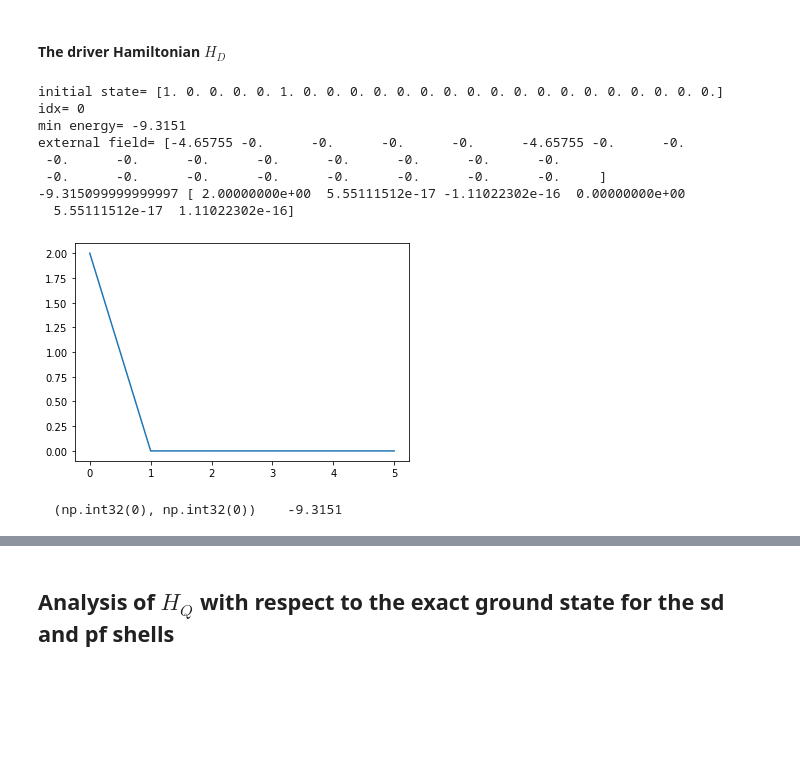
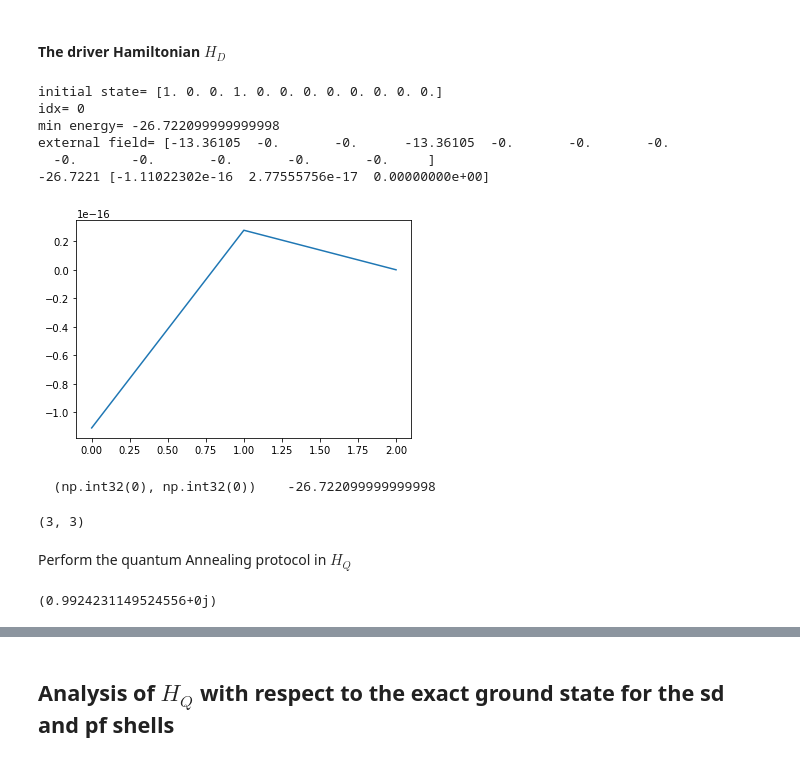
Before and after one commit to emacosta95/2nd_qa4nsm, a Jupyter notebook: AnalysisQHQ.ipynb, the cells around one changed output, grey strips where cells are left out. Cells and saved outputs as stored; diff of their text form; code cells hidden in the pictures; blank space fills up the shorter version.

```diff
--- a/AnalysisQHQ.ipynb
+++ b/AnalysisQHQ.ipynb
@@ -20,7 +20,7 @@ from scipy.sparse import lil_matrix
 from cupyx.scipy.sparse import csr_matrix as cp_csr_matrix
 from cupyx.scipy.sparse.linalg import eigsh as eigsh_cp
 
-file_name='data/usdb.nat'
+file_name='data/cki'
 
 SPS=SingleParticleState(file_name=file_name)
 
@@ -36,9 +36,10 @@ size_b=SPS.energies.shape[0]//2
 
 title=r'$^{18}$O'
 # %%
+binding_energy=-28.29
 # Compute the J^2 value
 #J2Class=J2operator(size_a=size_a,size_b=size_b,nparticles_a=nparticles_a,nparticles_b=nparticles_b,single_particle_states=SPS.state_encoding,j_square_filename=file_name+'_j2',symmetries=[SPS.total_M_zero])
-
+from scipy.sparse import identity
 #Quadrupole Operator
 energy_errors=[]
 fidelities=[]
@@ -58,8 +59,12 @@ for idx,npart in enumerate(nparts):
         NSMHamiltonian.twobody_operator=scipy.sparse.load_npz(f'data/nuclear_twobody_matrix/usdb_{nparticles_a}_{nparticles_b}.npz')
     NSMHamiltonian.get_hamiltonian()
 
-    gpu_hamiltonian=cp_csr_matrix(NSMHamiltonian.hamiltonian)
-    egs,psi0=eigsh_cp(gpu_hamiltonian,k=1,which='SA')
+
+    shifted_hamiltonian=NSMHamiltonian.hamiltonian+binding_energy*identity(n=NSMHamiltonian.hamiltonian.shape[0])
+
+
+    egs,psi0=eigsh(shifted_hamiltonian,k=1,which='SA')
+
 
     print(egs)
     QPC=QuasiParticlesConverterOnlynnpp()
@@ -70,15 +75,14 @@ for idx,npart in enumerate(nparts):
     #just for the basis
     QPC.get_the_basis_matrix_transformation(basis=NSMHamiltonian.basis)
 
-    hamiltonian_qq=QPC.particles2quasiparticles @ NSMHamiltonian.hamiltonian @ QPC.particles2quasiparticles.T
+    hamiltonian_qq=QPC.particles2quasiparticles @ shifted_hamiltonian @ QPC.particles2quasiparticles.T
 
-    gpu_hamiltonian_qq=cp_csr_matrix(hamiltonian_qq)
-    egs_qq,psi_q=eigsh_cp(gpu_hamiltonian_qq,k=1,which='SA')
+    egs_qq,psi_q=eigsh(hamiltonian_qq,k=1,which='SA')
 
-    psi_q=QPC.particles2quasiparticles.T @ psi_q[:,0].get()
-    delta=np.abs((egs_qq[0].get()-egs[0].get())/egs[0].get())
+    psi_q=QPC.particles2quasiparticles.T @ psi_q[:,0]
+    delta=np.abs((egs_qq[0]-egs[0])/egs[0])
     energy_errors.append(delta)
 
-    fidelity=(psi_q[:].dot(psi0[:,0].get())).conjugate()*(psi_q[:].dot(psi0[:,0].get()))
+    fidelity=(psi_q[:].dot(psi0[:,0])).conjugate()*(psi_q[:].dot(psi0[:,0]))
     fidelities.append(1-fidelity.item())
 # %% [output]
@@ -128,42 +133,67 @@ InitialHamiltonian=FermiHubbardHamiltonian(size_a=size_a,size_b=size_b,nparticle
 kinetic_term:Dict={}
 adj_matrix=np.zeros((size_a+size_b,size_a+size_b))
 idx=InitialHamiltonian._get_index(element=min_b)
 print('idx=',idx)
 psi_configuration=np.zeros(NSMHamiltonian.hamiltonian.shape[0])
 psi_configuration[idx]=1
-min=psi_configuration.transpose().dot(NSMHamiltonian.hamiltonian.dot(psi_configuration))
+min=psi_configuration.transpose().dot(shifted_hamiltonian.dot(psi_configuration))
 external_field=np.zeros(size_a+size_b)
 external_field=-1*(np.abs(min)/(nparticles_a+nparticles_b))*min_b
 print('min energy=',min)
 InitialHamiltonian.get_external_potential(external_field)
 InitialHamiltonian.get_hamiltonian()
 
 print('external field=',external_field)
 
 e0,psis=InitialHamiltonian.get_spectrum(n_states=1)
 psi_configuration=psis[:,0]
 
 initialhamiltonianQQ=QPC.particles2quasiparticles @ InitialHamiltonian.hamiltonian @ QPC.particles2quasiparticles.T
 
 values,psis=eigsh(initialhamiltonianQQ,k=1)
 
 psi_configuration_qq=QPC.particles2quasiparticles.dot(psi_configuration)
 
 print(values[0],((psis[:,0]-psi_configuration_qq)))
 plt.plot(psis[:,0]-psi_configuration_qq)
 plt.show()
 
 print(initialhamiltonianQQ)
 # %% [output]
-initial state= [1. 0. 0. 0. 0. 1. 0. 0. 0. 0. 0. 0. 0. 0. 0. 0. 0. 0. 0. 0. 0. 0. 0. 0.]
+initial state= [1. 0. 0. 1. 0. 0. 0. 0. 0. 0. 0. 0.]
 idx= 0
-min energy= -9.3151
-external field= [-4.65755 -0.      -0.      -0.      -0.      -4.65755 -0.      -0.
- -0.      -0.      -0.      -0.      -0.      -0.      -0.      -0.
- -0.      -0.      -0.      -0.      -0.      -0.      -0.      -0.     ]
--9.315099999999997 [ 2.00000000e+00  5.55111512e-17 -1.11022302e-16  0.00000000e+00
-  5.55111512e-17  1.11022302e-16]
+min energy= -26.722099999999998
+external field= [-13.36105  -0.       -0.      -13.36105  -0.       -0.       -0.
+  -0.       -0.       -0.       -0.       -0.     ]
+-26.7221 [-1.11022302e-16  2.77555756e-17  0.00000000e+00]
-[figure, old version]
+[figure, new version]
-  (np.int32(0), np.int32(0))    -9.3151
+  (np.int32(0), np.int32(0))    -26.722099999999998
 # %%
-print(hamiltonian_qq)
+print(hamiltonian_qq.shape)
+# %% [output]
+(3, 3)
+# %% [markdown]
+Perform the quantum Annealing protocol in $H_Q$
+# %%
+time_step=50
+tf=5
+n_levels=2
+dt=tf/time_step
+energy=np.zeros(time_step)
+time=np.linspace(0,tf,time_step)
+spectrum=np.zeros((time_step,n_levels))
+psi=psi_configuration_qq.copy()
+for i,t in enumerate(time):
+    hamiltonian_t=(1-t/tf)*initialhamiltonianQQ+(t/tf)*hamiltonian_qq
+
+    eiglevels,_=eigsh(hamiltonian_t,k=n_levels,which='SA')
+    psi=expm_multiply(-1j*dt*hamiltonian_t,psi)
+    energy[i]=psi.conjugate().dot(hamiltonian_t.dot(psi))
+    spectrum[i]=eiglevels
+
+_,psigs=eigsh(hamiltonian_qq,k=1,which='SA')
+fidelity=(psigs[:,0].conjugate().dot(psi))*np.conjugate((psigs[:,0].conjugate().dot(psi)))
+
+print(fidelity)
+# %% [output]
+(0.9924231149524556+0j)
```
Also changed, not shown: parts of 3 cells of this notebook, 4 other files.
